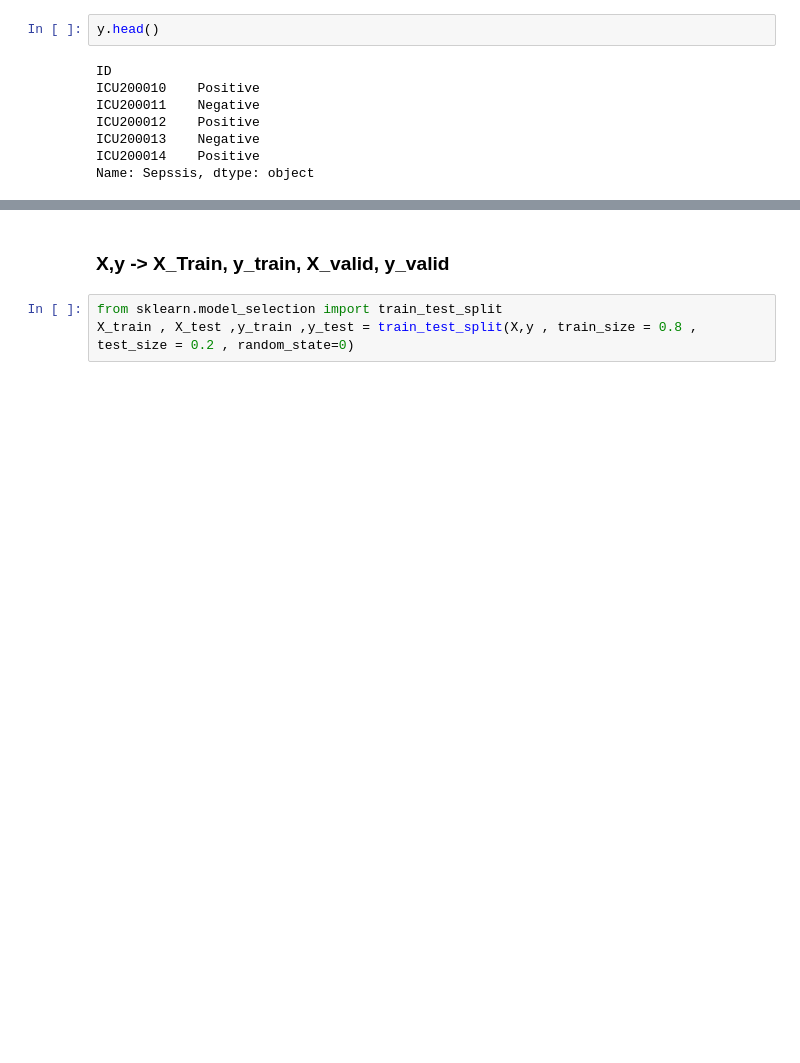
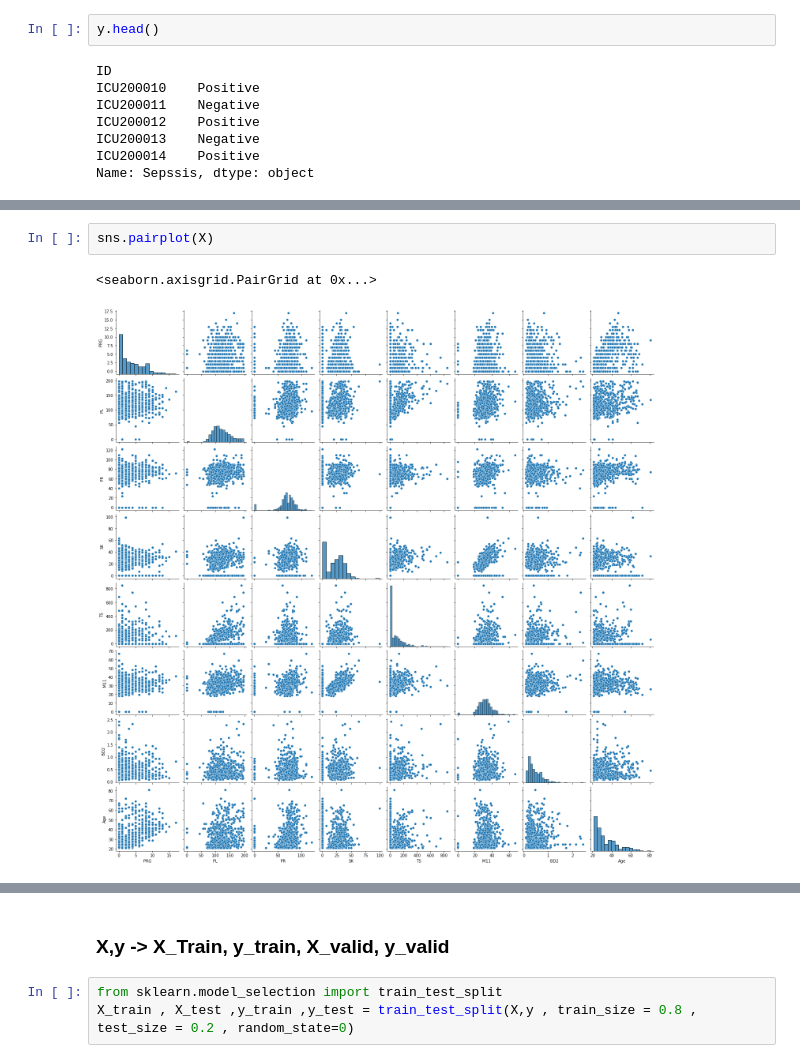
Before and after one commit to tuananh131001/Machine-Learning-Assigment1, a Jupyter notebook: Assignment_1.ipynb, the cells around one changed output, grey strips where cells are left out. Saved outputs shown, nothing was run; the diff lists cells and outputs as text; blank space fills up the shorter version.

```diff
--- a/Assignment_1.ipynb
+++ b/Assignment_1.ipynb
@@ -75,0 +68,5 @@ Name: Sepssis, dtype: object
+# %%
+sns.pairplot(X)
+# %% [output]
+<seaborn.axisgrid.PairGrid at 0x...>
+[figure, added]
```
Also changed, not shown: parts of 20 cells of this notebook.
